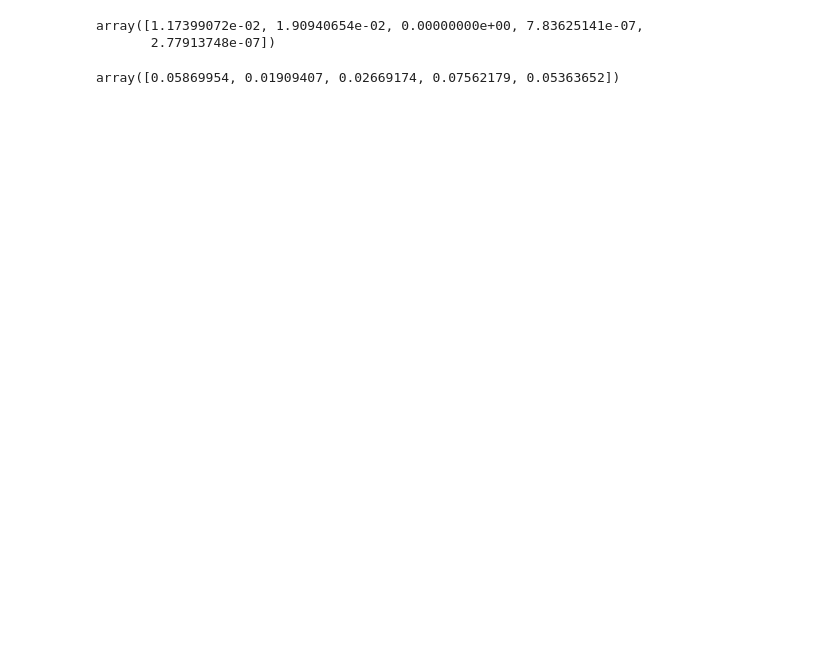
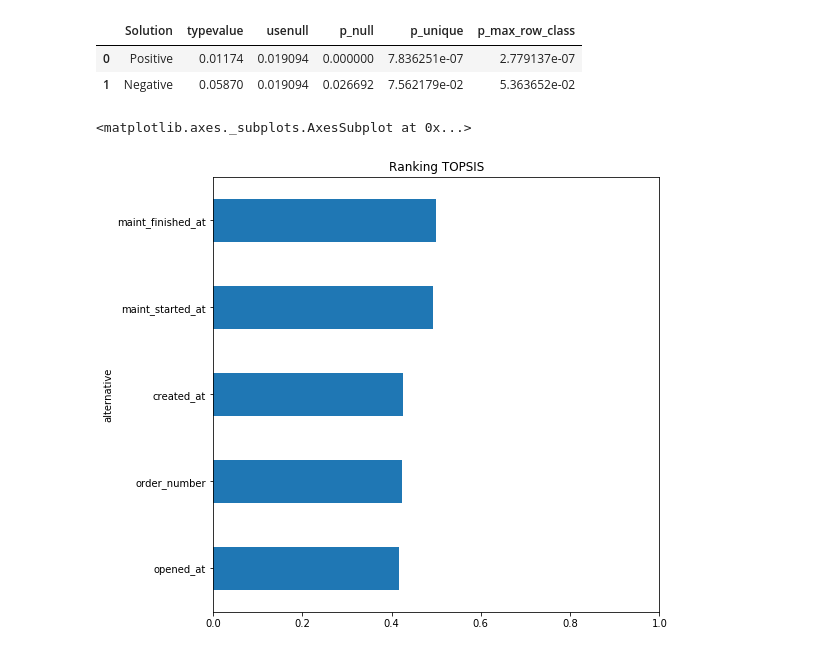
Before and after one commit to GregBueno/tcc_ml, a Jupyter notebook: 1TOPSIS_Analysis.ipynb, the cells around one changed output. Cells and saved outputs as stored; diff of their text form; code cells hidden in the pictures; blank space fills up the shorter version.

```diff
--- a/1TOPSIS_Analysis.ipynb
+++ b/1TOPSIS_Analysis.ipynb
@@ -35,9 +43,0 @@ B.relativeCloseness()
-# %%
-B.idealPos
-# %% [output]
-array([1.17399072e-02, 1.90940654e-02, 0.00000000e+00, 7.83625141e-07,
-       2.77913748e-07])
-# %%
-B.idealNeg
-# %% [output]
-array([0.05869954, 0.01909407, 0.02669174, 0.07562179, 0.05363652])
@@ -47,3 +44,22 @@ df_result = pd.DataFrame(result,columns=['alternative','rank'])
+# %%
+df_solution = pd.DataFrame([['Positive',*B.idealPos],
+                            ['Negative',*B.idealNeg]],
+                           columns=['Solution',*cols_criterias])
+df_solution.head()
+# %% [output]
+|  | Solution | typevalue | usenull | p_null | p_unique | p_max_row_class |
+| 0 | Positive | 0.01174 | 0.019094 | 0.000000 | 7.836251e-07 | 2.779137e-07 |
+| 1 | Negative | 0.05870 | 0.019094 | 0.026692 | 7.562179e-02 | 5.363652e-02 |
+# %%
+# Graph plot
+df_result = df_result.sort_values(by=['rank'],ascending=True)
+df_result = df_result.reset_index().drop('index',axis=1)
+df_result[:5].plot(x='alternative', y='rank', kind='barh',
+                   figsize=(8,8),xlim=(0,1),
+                   title='Ranking TOPSIS',legend=False)
+# %% [output]
+<matplotlib.axes._subplots.AxesSubplot at 0x...>
+[figure, added]
 # %%
 df_result.head()
 # %% [output]
```
Also changed, not shown: parts of 11 cells of this notebook, 1 other file.
